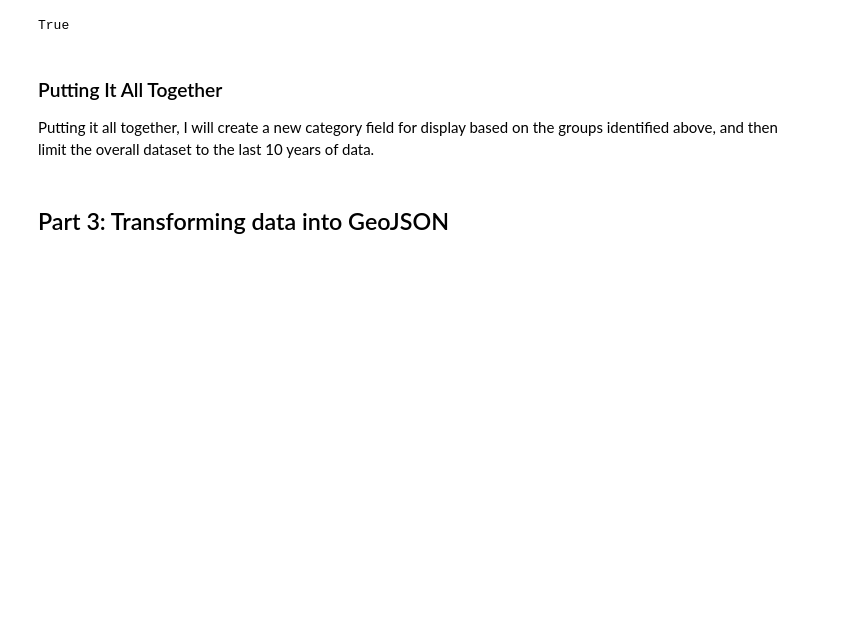
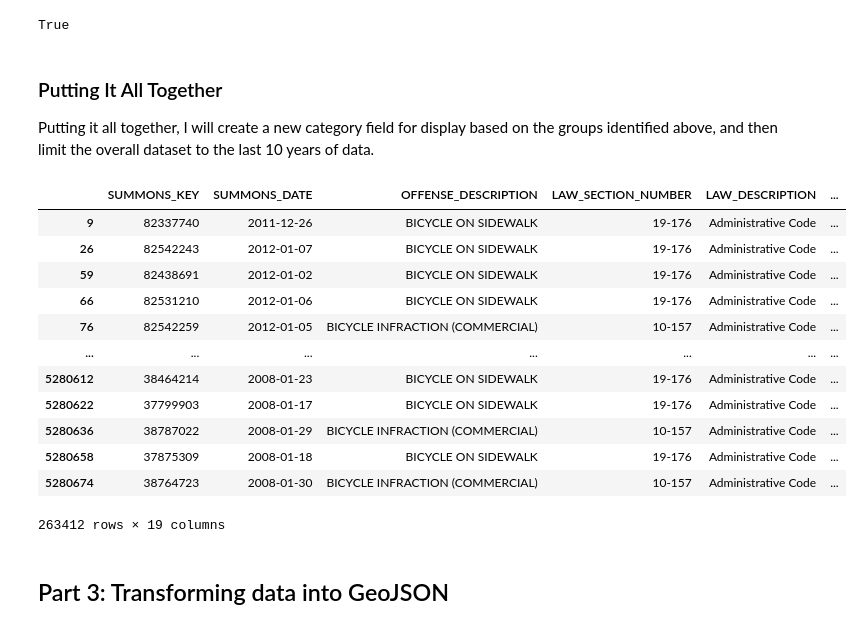
Before and after one commit to aliceafriedman/data608_final, a Jupyter notebook: docs/data_acquisition_cleaning_bicycle_summons.ipynb, the cells around one changed output. Saved outputs shown, nothing was run; the diff lists cells and outputs as text; code cells hidden in the pictures; blank space fills up the shorter version.

```diff
--- a/docs/data_acquisition_cleaning_bicycle_summons.ipynb
+++ b/docs/data_acquisition_cleaning_bicycle_summons.ipynb
@@ -267,3 +265,20 @@ bikes_summons2014_2019 = bikesDF[bikesDF['YEAR']>2014]
+# %%
+#rename precinct col
+bike_summons.rename(columns={"PRECINCT_OF_OCCUR":"Precinct"})
+# %% [output]
+|  | SUMMONS_KEY | SUMMONS_DATE | OFFENSE_DESCRIPTION | LAW_SECTION_NUMBER | LAW_DESCRIPTION | ... |
+| 9 | 82337740 | 2011-12-26 | BICYCLE ON SIDEWALK | 19-176 | Administrative Code | ... |
+| 26 | 82542243 | 2012-01-07 | BICYCLE ON SIDEWALK | 19-176 | Administrative Code | ... |
+| 59 | 82438691 | 2012-01-02 | BICYCLE ON SIDEWALK | 19-176 | Administrative Code | ... |
+| 66 | 82531210 | 2012-01-06 | BICYCLE ON SIDEWALK | 19-176 | Administrative Code | ... |
+| 76 | 82542259 | 2012-01-05 | BICYCLE INFRACTION (COMMERCIAL) | 10-157 | Administrative Code | ... |
+| ... | ... | ... | ... | ... | ... | ... |
+| 5280612 | 38464214 | 2008-01-23 | BICYCLE ON SIDEWALK | 19-176 | Administrative Code | ... |
+| 5280622 | 37799903 | 2008-01-17 | BICYCLE ON SIDEWALK | 19-176 | Administrative Code | ... |
+| 5280636 | 38787022 | 2008-01-29 | BICYCLE INFRACTION (COMMERCIAL) | 10-157 | Administrative Code | ... |
+| 5280658 | 37875309 | 2008-01-18 | BICYCLE ON SIDEWALK | 19-176 | Administrative Code | ... |
+| 5280674 | 38764723 | 2008-01-30 | BICYCLE INFRACTION (COMMERCIAL) | 10-157 | Administrative Code | ... |
+263412 rows × 19 columns
 # %% [markdown]
 ## Part 3: Transforming data into GeoJSON
 # %%
```
Also changed, not shown: parts of 14 cells of this notebook, 4 other files.
